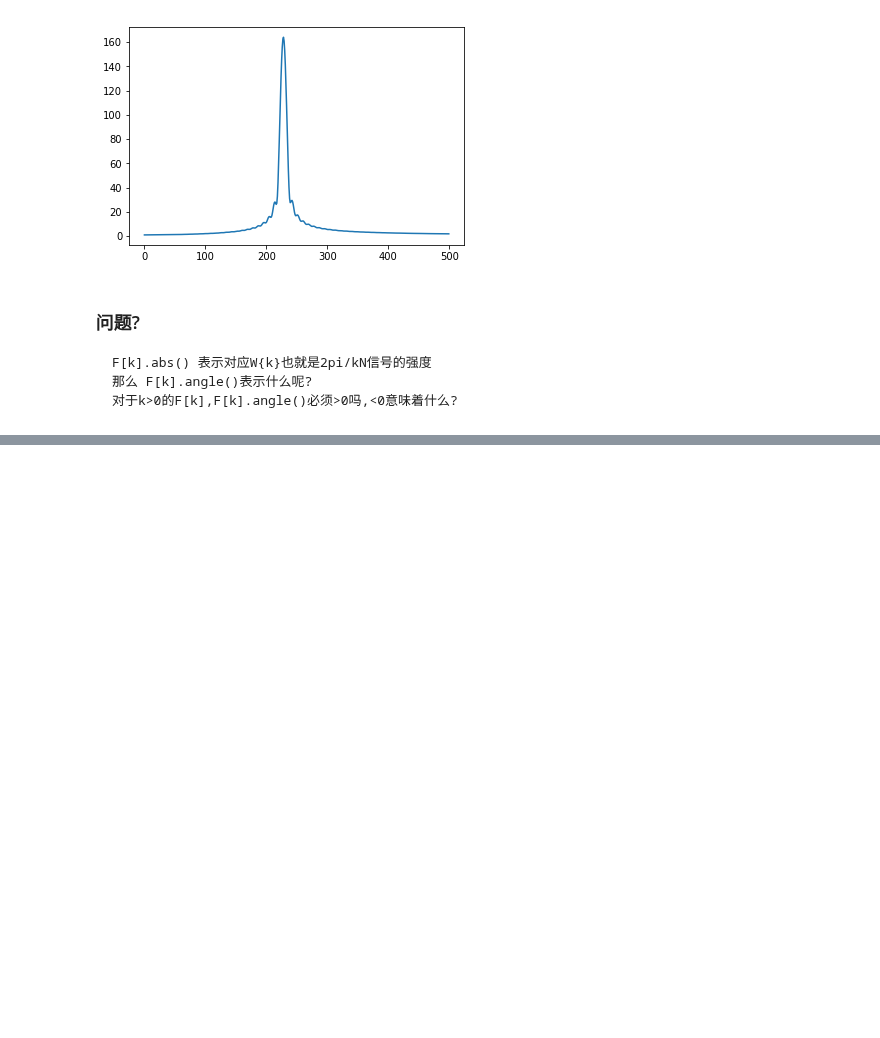
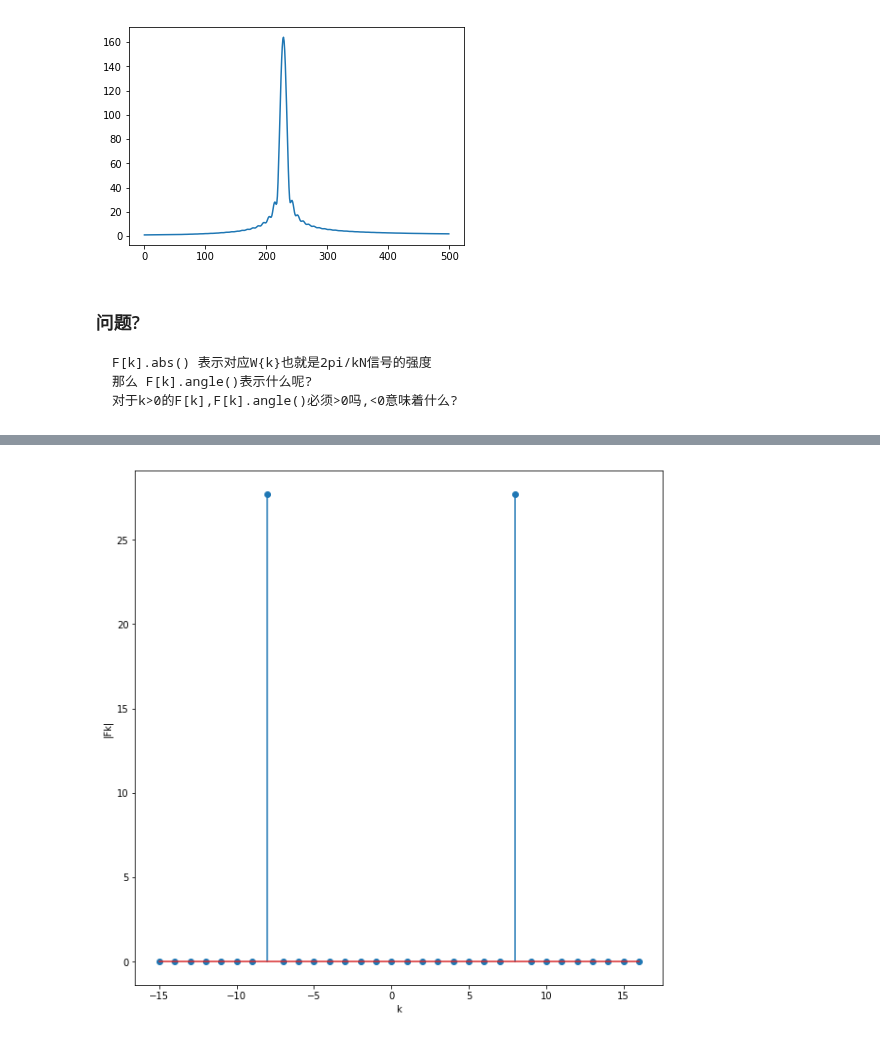
Before and after one commit to mckjzhangxk/deepAI, a Jupyter notebook: signalProcessing/week3/How to Plot the DFT/DFTplots.ipynb, the cells around one changed output, grey strips where cells are left out. Saved outputs shown, nothing was run; the diff lists cells and outputs as text; code cells hidden in the pictures; blank space fills up the shorter version.

```diff
--- a/signalProcessing/week3/How to Plot the DFT/DFTplots.ipynb
+++ b/signalProcessing/week3/How to Plot the DFT/DFTplots.ipynb
@@ -280,0 +333,12 @@ plt.plot(abs(np.fft.fft(xzp))[:500]);
+# %%
+N,k=32,8
+p=np.pi/3
+x2=signal1(N,k)
+x2=x2+signal1(N,k,p)
+#系数是F[k]]_0+F[k]_p=F[k]_0+F[k]_0*exp(p*j)=[1+exp(p*j)]F[k]_0 fork>0
+#相同频率的信号,偏移不同,叠加效果不同!
+X2=np.fft.fft(x2)
+n,y=dft_shift(X2)
+plot(n,y)
+# %% [output]
+[figure, added]
```
Also changed, not shown: parts of 15 cells of this notebook, 2 other files.
